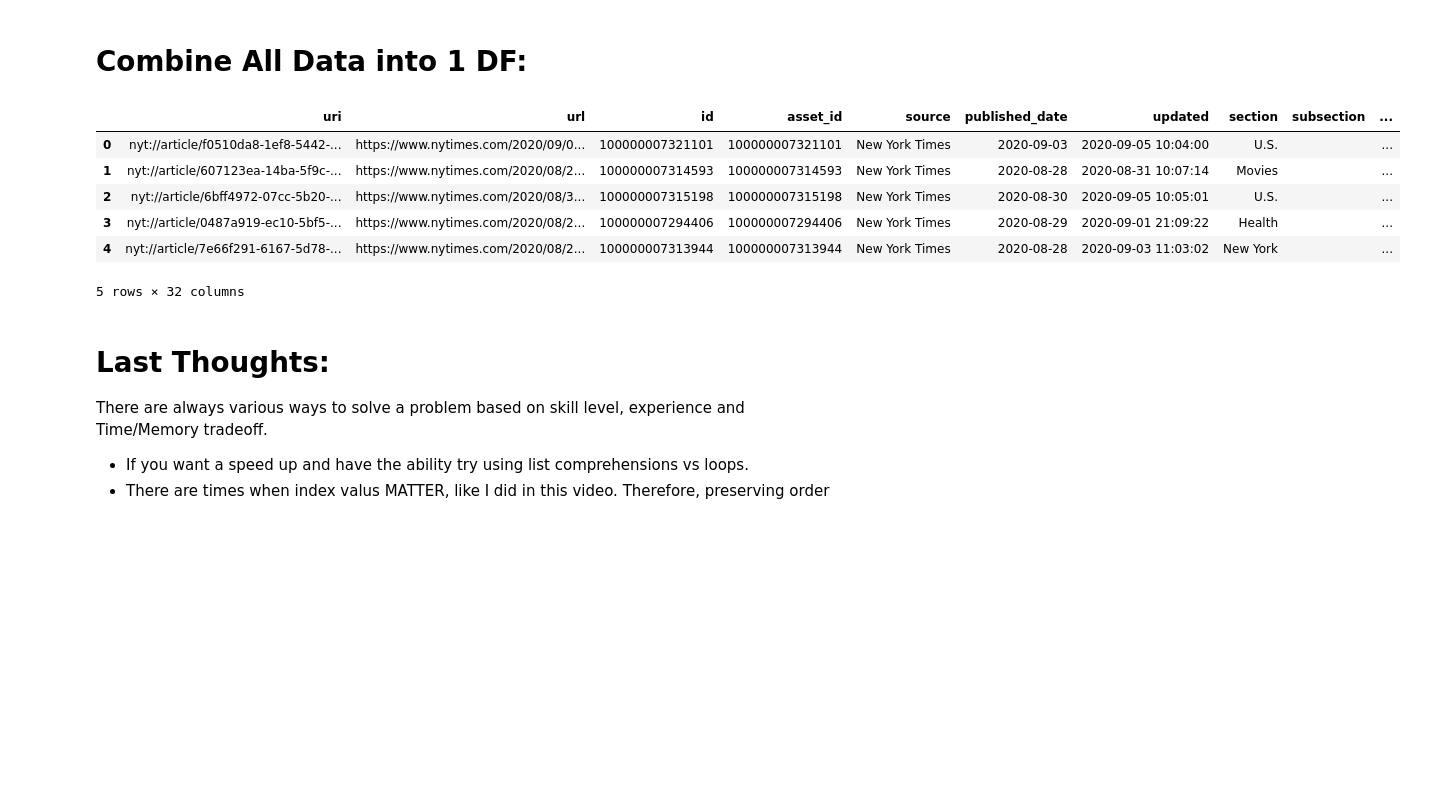
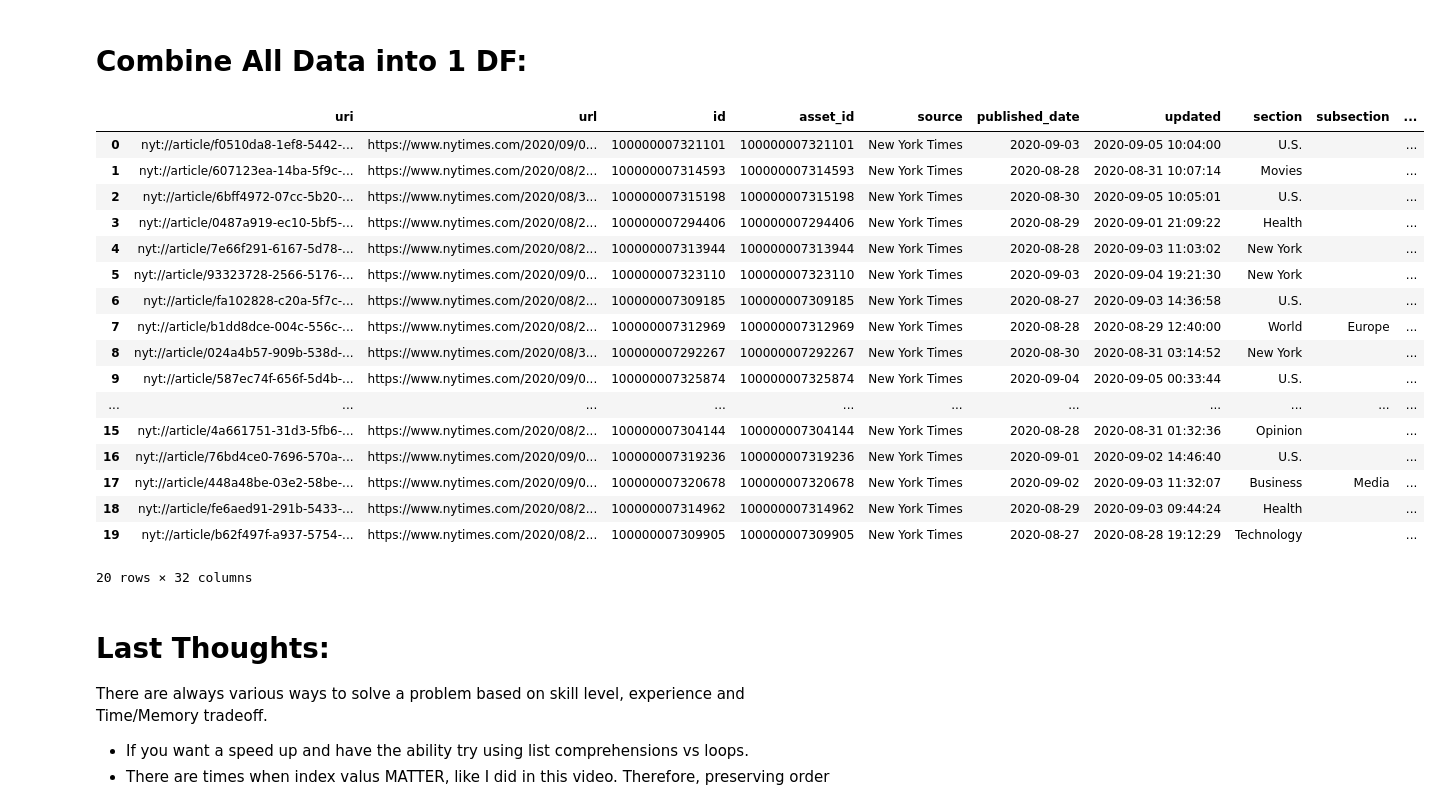
Before and after one commit to MrFuguDataScience/JSON, a Jupyter notebook: Json _listsOfdict.ipynb, the cells around one changed output. Cells and saved outputs as stored; diff of their text form; code cells hidden in the pictures; blank space fills up the shorter version.

Commit message:
List_ofListsDict_Parse
fix problems ex04

```diff
--- a/Json _listsOfdict.ipynb
+++ b/Json _listsOfdict.ipynb
@@ -258,0 +237,32 @@ url_expand_.head()
+# %%
+def func(dict_):
+    h=defaultdict(list)
+    for j in dict_:
+        if type(j)!=str:
+            for i in j.items():
+                h[i[0]].append(i[1])
+    return h
+
+
+t_=[]
+g=defaultdict(list)
+for i in range(len(new_df['media-metadata'])):
+
+    if type(new_df['media-metadata'][i])!=str:
+        t_.append(func(new_df['media-metadata'][i]))
+
+    else:
+        tups=tuple(zip(new_df['media-metadata'][0][0].keys() ,
+                               ['Nope']*len(new_df['media-metadata'][0][0].keys())))
+        for n in tups:
+            g[n[0]].append(n[1])
+        t_.append(g)
+
+
+print(pd.DataFrame(t_).url[0])
+print('--------------------')
+print(pd.DataFrame(t_).url[1])
+
+#
+url_expand_=pd.DataFrame(t_)
+url_expand_
@@ -260,15 +291,26 @@ url_expand_.head()
 # Combine All Data into 1 DF:
 # %%
 
-pd.concat([df_to_parse,new_df,url_expand_],axis=1).head()
+pd.concat([df_to_parse,new_df,url_expand_],axis=1)
 # %% [output]
 |  | uri | url | id | asset_id | source | published_date | updated | section | subsection | ... |
 | 0 | nyt://article/f0510da8-1ef8-5442-... | https://www.nytimes.com/2020/09/0... | 100000007321101 | 100000007321101 | New York Times | 2020-09-03 | 2020-09-05 10:04:00 | U.S. |  | ... |
 | 1 | nyt://article/607123ea-14ba-5f9c-... | https://www.nytimes.com/2020/08/2... | 100000007314593 | 100000007314593 | New York Times | 2020-08-28 | 2020-08-31 10:07:14 | Movies |  | ... |
 | 2 | nyt://article/6bff4972-07cc-5b20-... | https://www.nytimes.com/2020/08/3... | 100000007315198 | 100000007315198 | New York Times | 2020-08-30 | 2020-09-05 10:05:01 | U.S. |  | ... |
 | 3 | nyt://article/0487a919-ec10-5bf5-... | https://www.nytimes.com/2020/08/2... | 100000007294406 | 100000007294406 | New York Times | 2020-08-29 | 2020-09-01 21:09:22 | Health |  | ... |
 | 4 | nyt://article/7e66f291-6167-5d78-... | https://www.nytimes.com/2020/08/2... | 100000007313944 | 100000007313944 | New York Times | 2020-08-28 | 2020-09-03 11:03:02 | New York |  | ... |
+| 5 | nyt://article/93323728-2566-5176-... | https://www.nytimes.com/2020/09/0... | 100000007323110 | 100000007323110 | New York Times | 2020-09-03 | 2020-09-04 19:21:30 | New York |  | ... |
+| 6 | nyt://article/fa102828-c20a-5f7c-... | https://www.nytimes.com/2020/08/2... | 100000007309185 | 100000007309185 | New York Times | 2020-08-27 | 2020-09-03 14:36:58 | U.S. |  | ... |
+| 7 | nyt://article/b1dd8dce-004c-556c-... | https://www.nytimes.com/2020/08/2... | 100000007312969 | 100000007312969 | New York Times | 2020-08-28 | 2020-08-29 12:40:00 | World | Europe | ... |
+| 8 | nyt://article/024a4b57-909b-538d-... | https://www.nytimes.com/2020/08/3... | 100000007292267 | 100000007292267 | New York Times | 2020-08-30 | 2020-08-31 03:14:52 | New York |  | ... |
+| 9 | nyt://article/587ec74f-656f-5d4b-... | https://www.nytimes.com/2020/09/0... | 100000007325874 | 100000007325874 | New York Times | 2020-09-04 | 2020-09-05 00:33:44 | U.S. |  | ... |
+| ... | ... | ... | ... | ... | ... | ... | ... | ... | ... | ... |
+| 15 | nyt://article/4a661751-31d3-5fb6-... | https://www.nytimes.com/2020/08/2... | 100000007304144 | 100000007304144 | New York Times | 2020-08-28 | 2020-08-31 01:32:36 | Opinion |  | ... |
+| 16 | nyt://article/76bd4ce0-7696-570a-... | https://www.nytimes.com/2020/09/0... | 100000007319236 | 100000007319236 | New York Times | 2020-09-01 | 2020-09-02 14:46:40 | U.S. |  | ... |
+| 17 | nyt://article/448a48be-03e2-58be-... | https://www.nytimes.com/2020/09/0... | 100000007320678 | 100000007320678 | New York Times | 2020-09-02 | 2020-09-03 11:32:07 | Business | Media | ... |
+| 18 | nyt://article/fe6aed91-291b-5433-... | https://www.nytimes.com/2020/08/2... | 100000007314962 | 100000007314962 | New York Times | 2020-08-29 | 2020-09-03 09:44:24 | Health |  | ... |
+| 19 | nyt://article/b62f497f-a937-5754-... | https://www.nytimes.com/2020/08/2... | 100000007309905 | 100000007309905 | New York Times | 2020-08-27 | 2020-08-28 19:12:29 | Technology |  | ... |
-5 rows × 32 columns
+20 rows × 32 columns
 # %% [markdown]
 # Last Thoughts:
 
```
Also changed, not shown: parts of 4 cells of this notebook.
